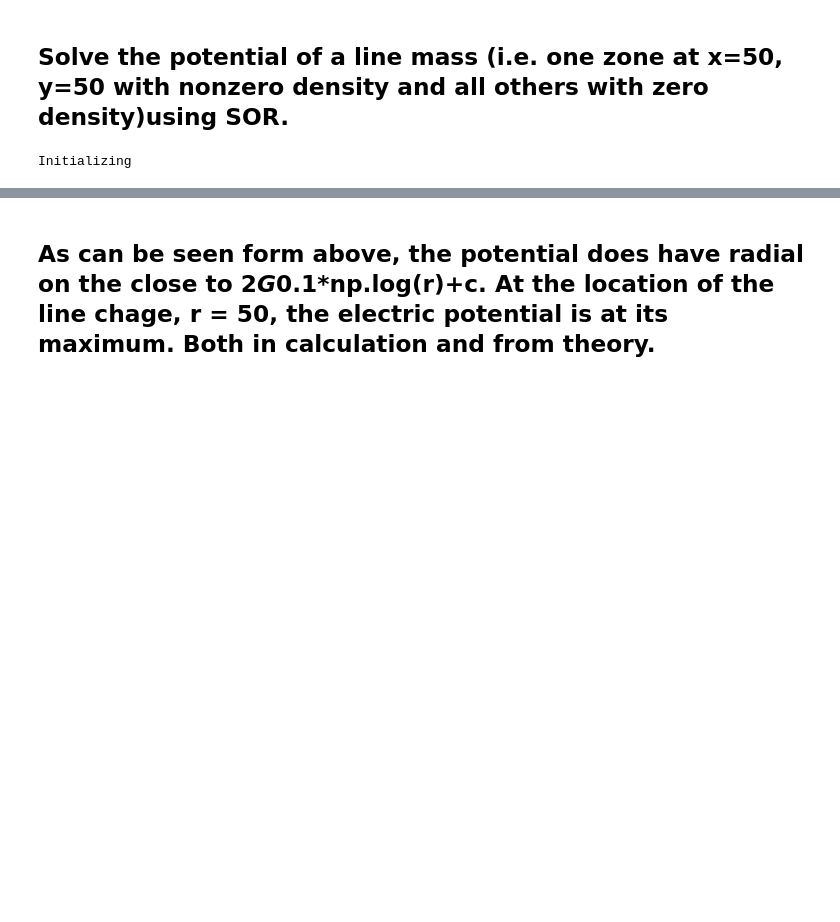
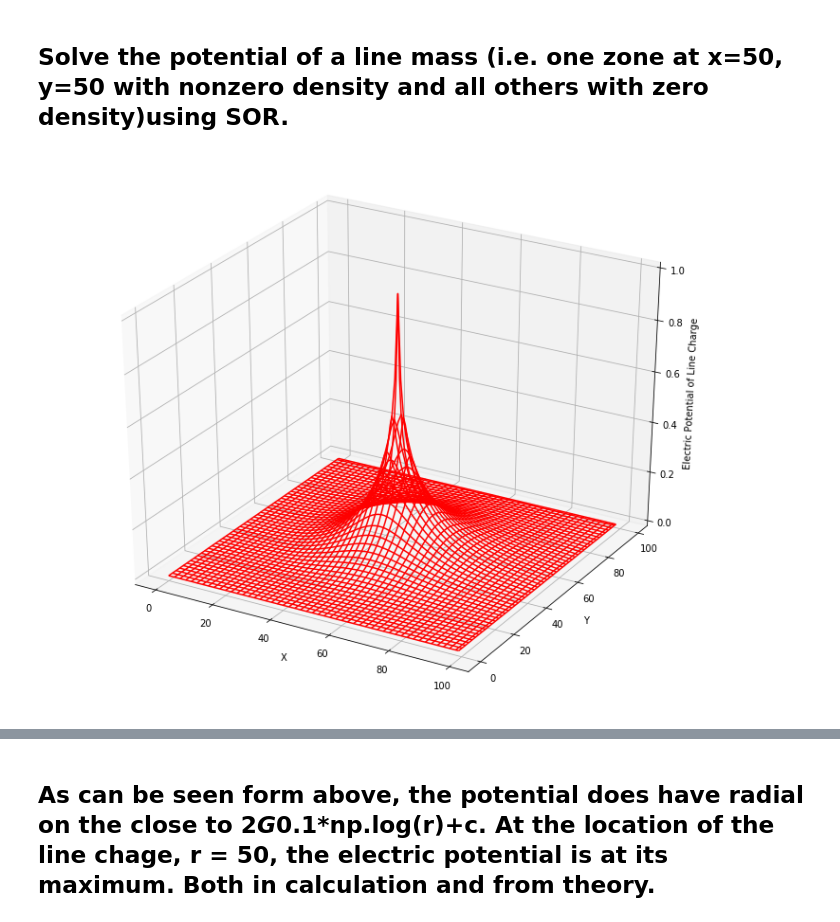
Before and after one commit to sayred1/computational-physics-class-404-604-Spring-2019, a Jupyter notebook: Homework/lecture15_HW.ipynb, the cells around one changed output, grey strips where cells are left out. Cells and saved outputs as stored; diff of their text form; code cells hidden in the pictures; blank space fills up the shorter version.

```diff
--- a/Homework/lecture15_HW.ipynb
+++ b/Homework/lecture15_HW.ipynb
@@ -7,47 +7,50 @@ Lecture 15 Homework
 import matplotlib.pylab as plt
 from mpl_toolkits.mplot3d import Axes3D
 from numpy import *
+%matplotlib inline
 import numpy as np
 import sys
-print("Initializing")
+
 omega=1.8
-Nmax = 100; Niter = 3000; V = zeros((Nmax, Nmax), float)
-
+Nmax = 100
+Niter = 3000
+V = zeros((Nmax, Nmax), float)
 G = 1.
 rho = 1.
+
 V[50,50] = 1 # boundary condition: one zone at x=50, y=50 with nonzero density
 
 for iter in range(Niter):
     maxerr=0.
     for i in range(1, Nmax-1):
         for j in range(1,Nmax-1):
             # boundary condition: all others with zero density
             if j != 50 or i != 50:
                 du = 0.25*(V[i+1,j]+V[i-1,j]+V[i,j+1]+V[i,j-1])-V[i,j]
                 if(maxerr<abs(du)):
                     maxerr=abs(du)
                 V[i,j] = V[i,j] + omega*du
     if(maxerr<1.e-3):
         break
 
 x = range(0, Nmax, 1)
 y = range(0, Nmax, 1)
 X, Y = plt.meshgrid(x,y)
 
 def functz(V):
     z = V[X,Y]
     return z
 
 Z = functz(V)
 fig = plt.figure(figsize=(10, 8))
 ax = Axes3D(fig)
 ax.plot_wireframe(X, Y, Z, color = 'r')
 ax.set_xlabel('X')
 ax.set_ylabel('Y')
 ax.set_zlabel('Electric Potential of Line Charge')
 plt.show()
 # %% [output]
-Initializing
+[figure, added]
 # %%
 c=1
 mu=1
```
Also changed, not shown: parts of 1 cell of this notebook.
